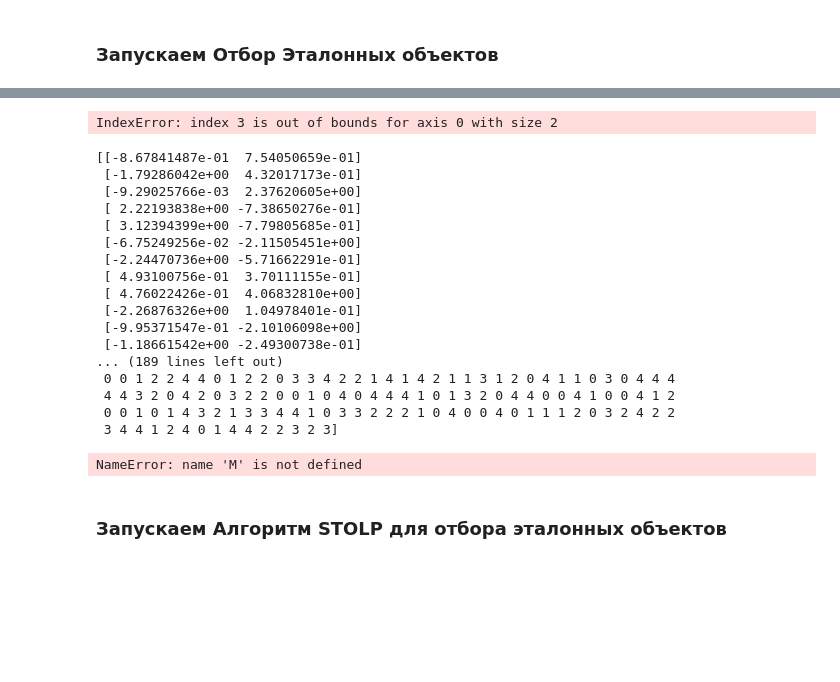
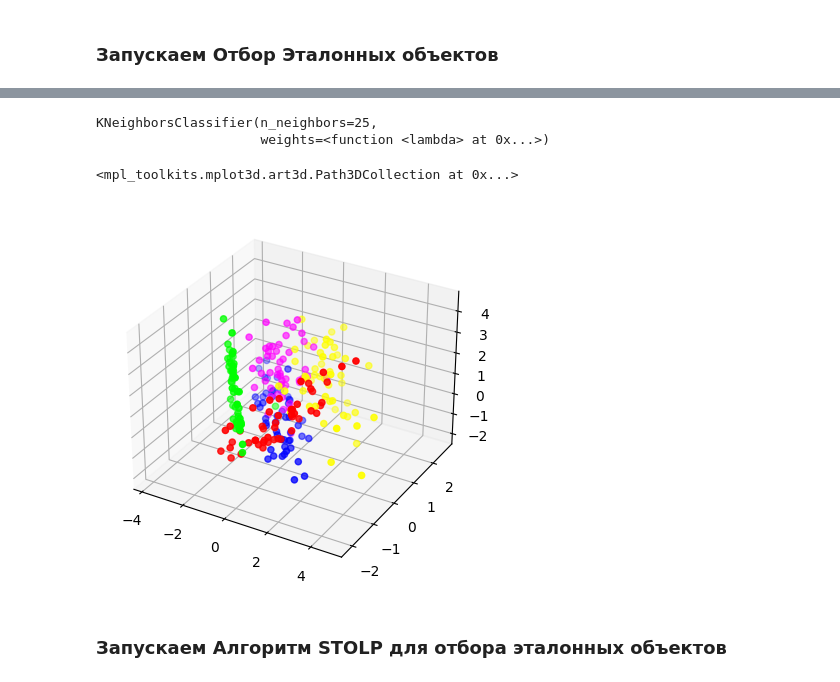
Before and after one commit to GitGood2000/114M_AI_SEM2, a Jupyter notebook: LAB_01/Lab01.ipynb, the cells around one changed output, grey strips where cells are left out. Cells and saved outputs as stored; diff of their text form; code cells hidden in the pictures; blank space fills up the shorter version.

```diff
--- a/LAB_01/Lab01.ipynb
+++ b/LAB_01/Lab01.ipynb
@@ -118,0 +328,29 @@ $$
+# %%
+REFS = []
+REFS_DIST = []
+
+for i in range(5):
+    REFS = np.append(REFS, neighbours_0[eds_indices_0[i]])
+for i in range(5):
+    REFS = np.append(REFS, neighbours_1[eds_indices_1[i]])
+for i in range(5):
+    REFS = np.append(REFS, neighbours_2[eds_indices_2[i]])
+for i in range(5):
+    REFS = np.append(REFS, neighbours_3[eds_indices_3[i]])
+for i in range(5):
+    REFS = np.append(REFS, neighbours_4[eds_indices_4[i]])
+
+REFS = np.reshape(REFS, (-1, 3))
+
+for i in range(5):
+    REFS_DIST = np.append(REFS_DIST, ed_sums_0[i])
+    REFS_DIST = np.append(REFS_DIST, ed_sums_1[i])
+    REFS_DIST = np.append(REFS_DIST, ed_sums_2[i])
+    REFS_DIST = np.append(REFS_DIST, ed_sums_3[i])
+    REFS_DIST = np.append(REFS_DIST, ed_sums_4[i])
+
+REFS_DIST = np.reshape(REFS, (-1, 5))
+
+Y_REFS = [0, 0, 0, 0, 0, 1, 1, 1, 1, 1, 2, 2, 2, 2, 2, 3, 3, 3, 3, 3, 4, 4, 4, 4, 4]
+
+REFS, REFS_DIST, Y_REFS
@@ -121,44 +389,23 @@ def K(distance, h=0.2):
     ret = np.array(distance)/h
     return (1 - ret**2) * (np.abs(ret) <= 1)
 # %%
-model = KNeighborsClassifier(n_neighbors=len(X_train2),
+model = KNeighborsClassifier(n_neighbors=len(REFS),
                                  weights=lambda x: K(x, h=h))
-model.fit(X_train2, Y_train)
-
-M = [s[y] -s[y-1] for s, y in zip(X_train2, Y_train)]
-M = np.array(sorted(M))
+model.fit(REFS, Y_REFS)
 # %% [output]
-IndexError: index 3 is out of bounds for axis 0 with size 2
+KNeighborsClassifier(n_neighbors=25,
+                     weights=<function <lambda> at 0x...>)
-# %%
-print(X_train2, Y_train)
-# %% [output]
-[[-8.67841487e-01  7.54050659e-01]
- [-1.79286042e+00  4.32017173e-01]
- [-9.29025766e-03  2.37620605e+00]
- [ 2.22193838e+00 -7.38650276e-01]
- [ 3.12394399e+00 -7.79805685e-01]
- [-6.75249256e-02 -2.11505451e+00]
- [-2.24470736e+00 -5.71662291e-01]
- [ 4.93100756e-01  3.70111155e-01]
- [ 4.76022426e-01  4.06832810e+00]
- [-2.26876326e+00  1.04978401e-01]
- [-9.95371547e-01 -2.10106098e+00]
- [-1.18661542e+00 -2.49300738e-01]
-... (189 lines left out)
- 0 0 1 2 2 4 4 0 1 2 2 0 3 3 4 2 2 1 4 1 4 2 1 1 3 1 2 0 4 1 1 0 3 0 4 4 4
- 4 4 3 2 0 4 2 0 3 2 2 0 0 1 0 4 0 4 4 4 1 0 1 3 2 0 4 4 0 0 4 1 0 0 4 1 2
- 0 0 1 0 1 4 3 2 1 3 3 4 4 1 0 3 3 2 2 2 1 0 4 0 0 4 0 1 1 1 2 0 3 2 4 2 2
- 3 4 4 1 2 4 0 1 4 4 2 2 3 2 3]
 # %%
-x = list(range(len(M)))
-plt.plot(x, M)
-
-plt.hlines(0, 0, len(x), color='black')
-plt.fill_between(x, M, where=M<0, color='red', alpha=0.5)
-plt.fill_between(x, M, where=M>0, color='green', alpha=0.5)
-plt.show()
+N = 250
+colors = [np.array([1, 0, 0]).reshape(1,-1),np.array([0, 1, 0]).reshape(1,-1),np.array([0, 0, 1]).reshape(1,-1),
+np.array([1, 1, 0]).reshape(1,-1),np.array([1, 0, 1]).reshape(1,-1),] # распределение цветов по классам
+c = [colors[i] for i in Y[:N]]
+fig = plt.figure()
+ax = fig.add_subplot(111, projection='3d')
+ax.scatter(X[:,0], X[:,1], X[:,2], c=c)
 # %% [output]
-NameError: name 'M' is not defined
+<mpl_toolkits.mplot3d.art3d.Path3DCollection at 0x...>
+[figure, added]
 # %% [markdown]
 ### Запускаем Алгоритм STOLP для отбора эталонных объектов
 # %%
```
Also changed, not shown: parts of 23 cells of this notebook.
